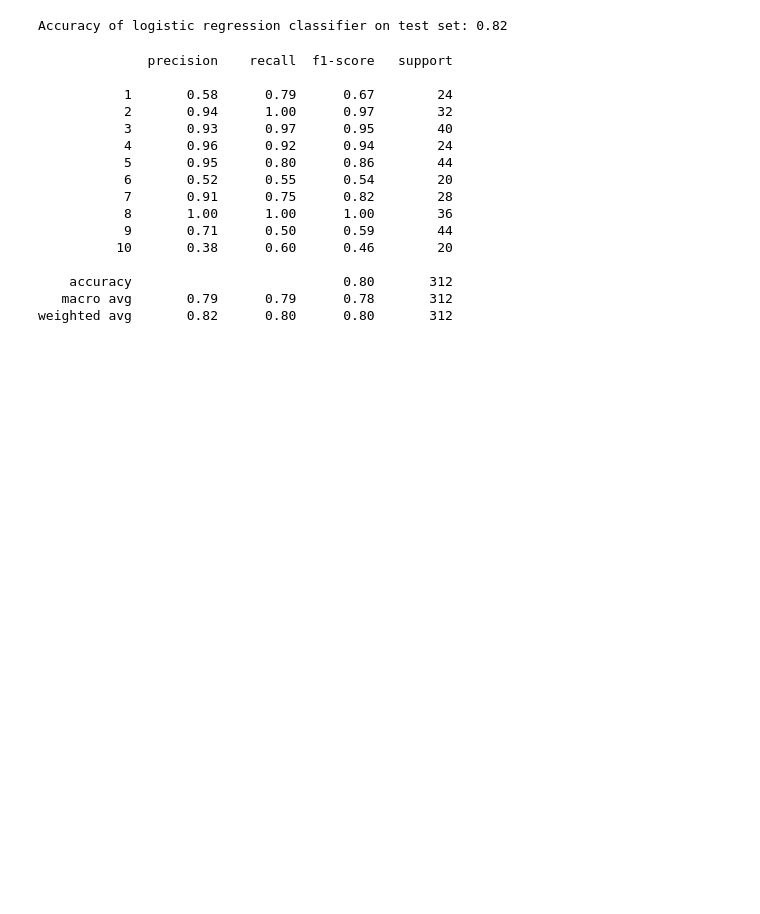
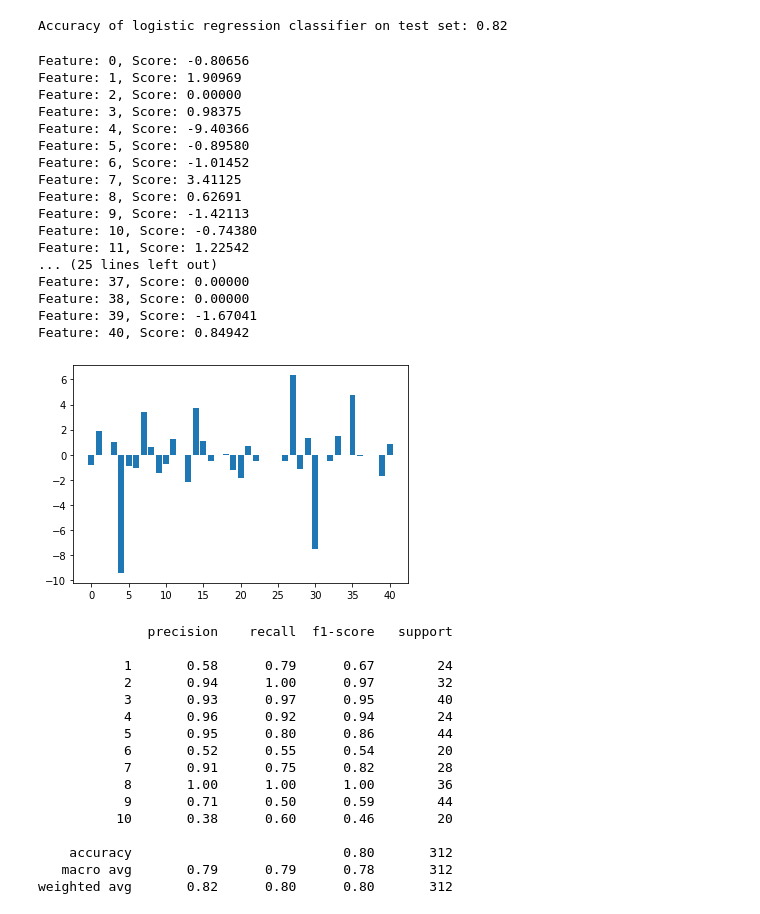
Before and after one commit to P-AEL/Analyse_von_Prozessdaten, a Jupyter notebook: Paul/Start.ipynb, the cells around one changed output. Saved outputs shown, nothing was run; the diff lists cells and outputs as text; code cells hidden in the pictures; blank space fills up the shorter version.

```diff
--- a/Paul/Start.ipynb
+++ b/Paul/Start.ipynb
@@ -334,6 +334,34 @@ y_pred = logreg.predict(X_test)
 print('Accuracy of logistic regression classifier on test set: {:.2f}'.format(logreg.score(X_test, y_test)))
 # %% [output]
 Accuracy of logistic regression classifier on test set: 0.82
+# %%
+#feature importance
+importance = logreg.coef_[0]
+# summarize feature importance
+for i,v in enumerate(importance):
+    print('Feature: %0d, Score: %.5f' % (i,v))
+# plot feature importance
+plt.bar([x for x in range(len(importance))], importance)
+plt.show()
+# %% [output]
+Feature: 0, Score: -0.80656
+Feature: 1, Score: 1.90969
+Feature: 2, Score: 0.00000
+Feature: 3, Score: 0.98375
+Feature: 4, Score: -9.40366
+Feature: 5, Score: -0.89580
+Feature: 6, Score: -1.01452
+Feature: 7, Score: 3.41125
+Feature: 8, Score: 0.62691
+Feature: 9, Score: -1.42113
+Feature: 10, Score: -0.74380
+Feature: 11, Score: 1.22542
+... (25 lines left out)
+Feature: 37, Score: 0.00000
+Feature: 38, Score: 0.00000
+Feature: 39, Score: -1.67041
+Feature: 40, Score: 0.84942
+[figure, added]
 # %%
 #accuracy for each class
 from sklearn.metrics import classification_report
```
